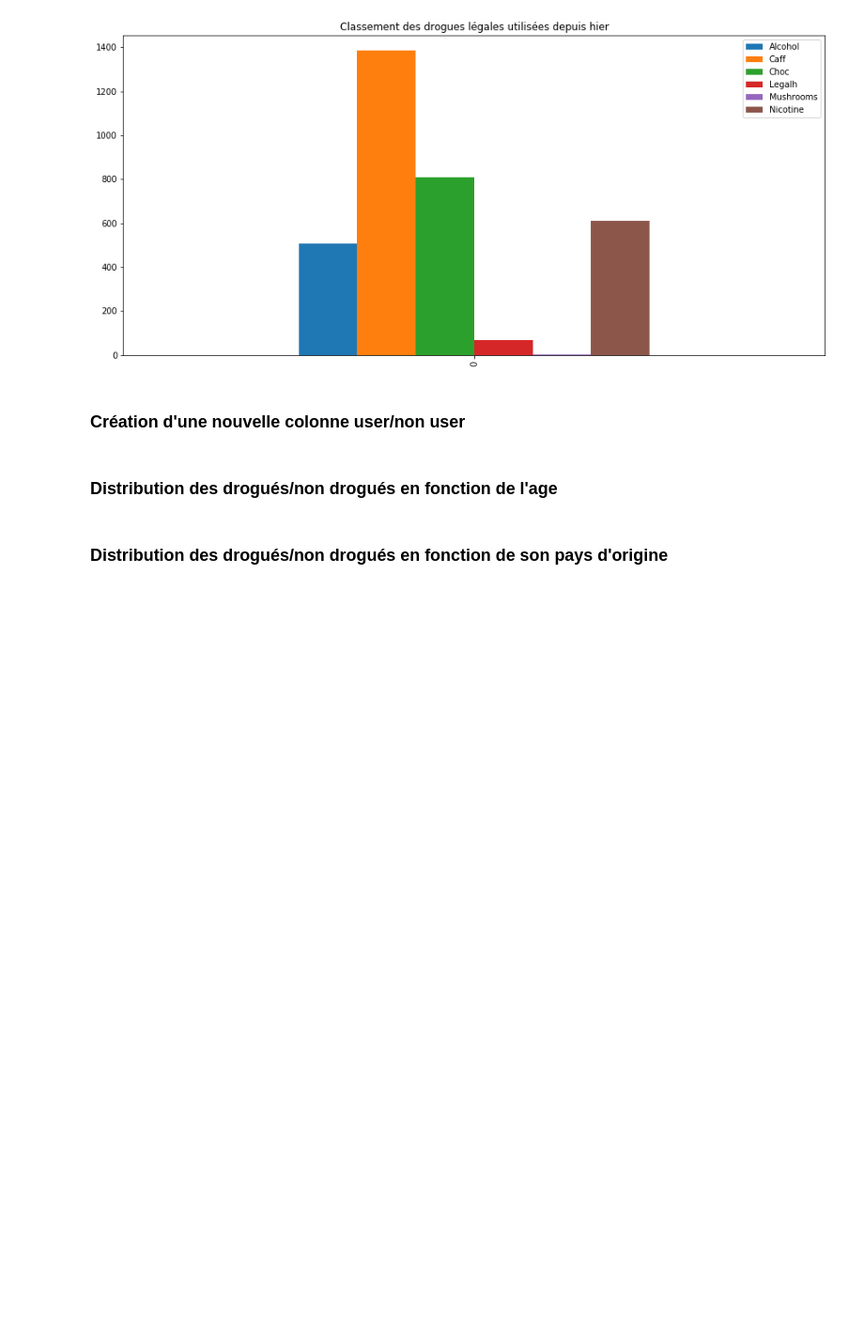
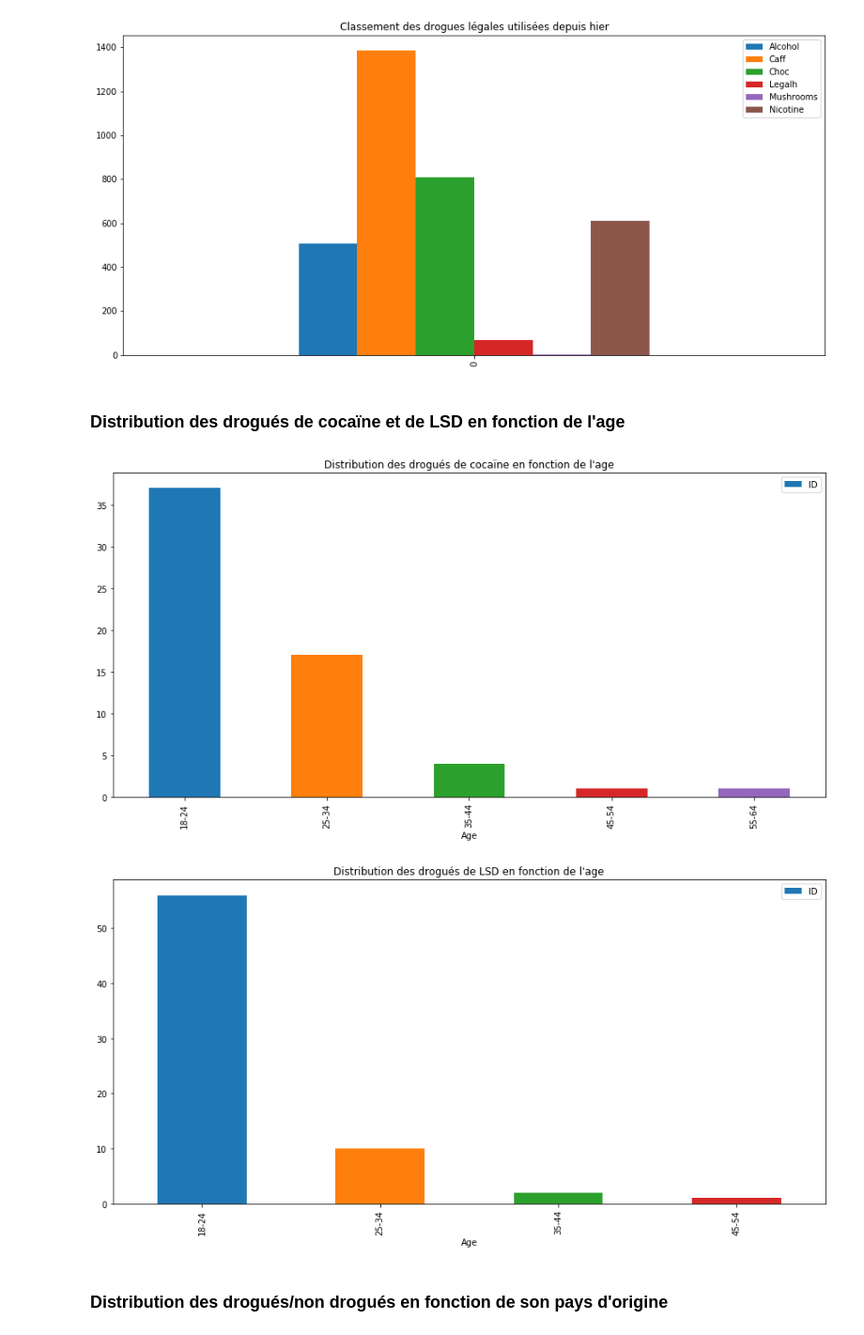
Before and after one commit to AurJo/Python_for_data_analysis, a Jupyter notebook: Code/Projet.ipynb, the cells around one changed output. Shown at 94% size. Cells and saved outputs as stored; diff of their text form; code cells hidden in the pictures; blank space fills up the shorter version.

```diff
--- a/Code/Projet.ipynb
+++ b/Code/Projet.ipynb
@@ -723,9 +719,27 @@ plt.show()
 # %% [output]
 [figure]
 [figure]
-# %% [markdown]
-### Création d'une nouvelle colonne user/non user
 # %% [markdown]
-### Distribution des drogués/non drogués en fonction de l'age
+### Distribution des drogués de cocaïne et de LSD en fonction de l'age
+# %%
+dataCocaine =  ((data.Coke == 'Used in Last Day') | (data.Coke == 'Used in Last Week') | (data.Coke == 'Used in Last Month'))
+dataLSD =  ((data.LSD == 'Used in Last Day') | (data.LSD == 'Used in Last Week') | (data.LSD == 'Used in Last Month'))
+
+# plot data
+fig, ax = plt.subplots(figsize=(15,7))
+# use unstack()
+title= 'Distribution des drogués de cocaïne en fonction de l\'age'
+data[dataCocaine].groupby(['Age']).count()['ID'].plot(kind = 'bar', ax=ax, legend = True, title = title)
+plt.show()
+
+# plot data
+fig, ax = plt.subplots(figsize=(15,7))
+# use unstack()
+title= 'Distribution des drogués de LSD en fonction de l\'age'
+data[dataLSD].groupby(['Age']).count()['ID'].plot(kind = 'bar', ax=ax, legend = True, title = title)
+plt.show()
+# %% [output]
+[figure, added]
+[figure, added]
 # %% [markdown]
 ### Distribution des drogués/non drogués en fonction de son pays d'origine
```
Also changed, not shown: parts of 25 cells of this notebook.
